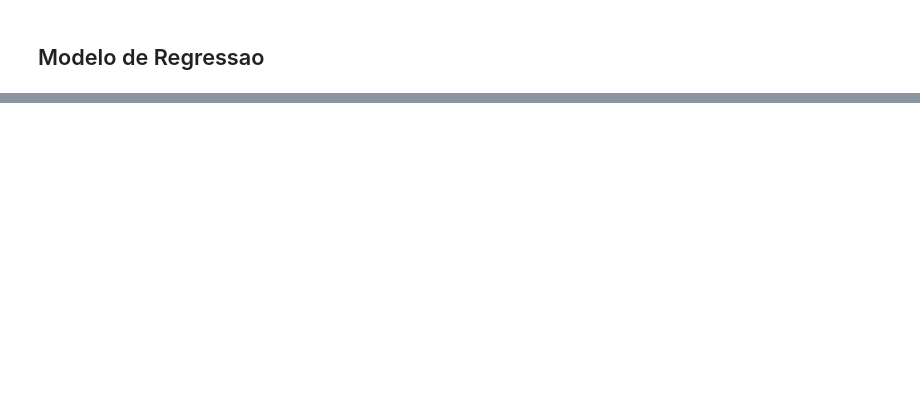
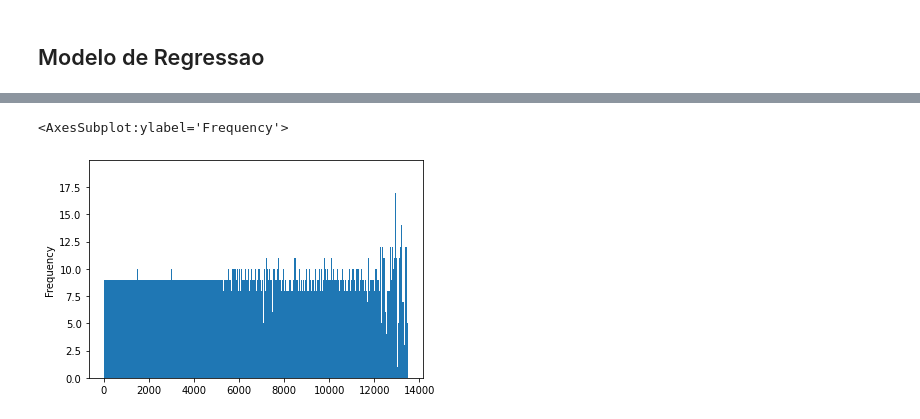
Before and after one commit to dmdp943/Web3-Project, a Jupyter notebook: notebooks/ModeloInicial-Leo.ipynb, the cells around one changed output, grey strips where cells are left out. Cells and saved outputs as stored; diff of their text form; code cells hidden in the pictures; blank space fills up the shorter version.

```diff
--- a/notebooks/ModeloInicial-Leo.ipynb
+++ b/notebooks/ModeloInicial-Leo.ipynb
@@ -126,0 +63,5 @@ Notes:
+# %%
+df[df['coingecko_rank'] != 0]['coingecko_rank'].plot(kind='hist', bins=1500)
+# %% [output]
+<AxesSubplot:ylabel='Frequency'>
+[figure, added]
```
Also changed, not shown: parts of 20 cells of this notebook, 3 other files.
